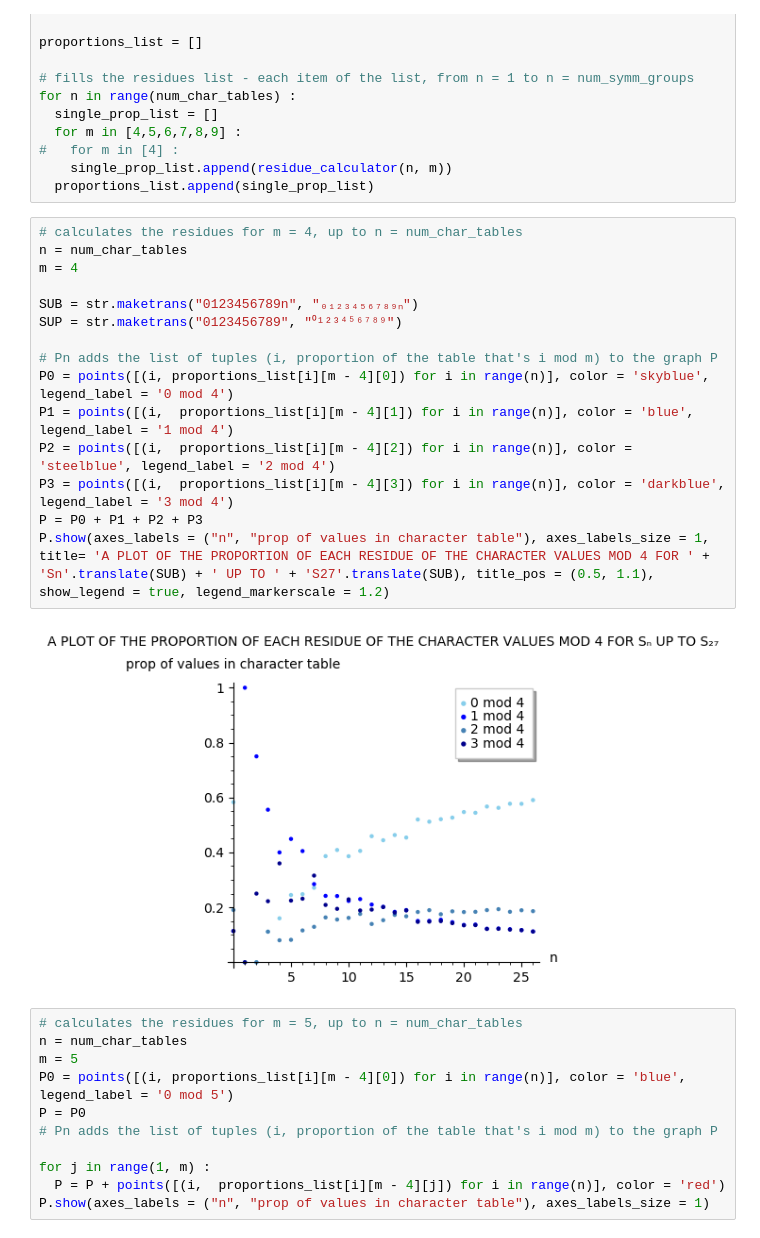
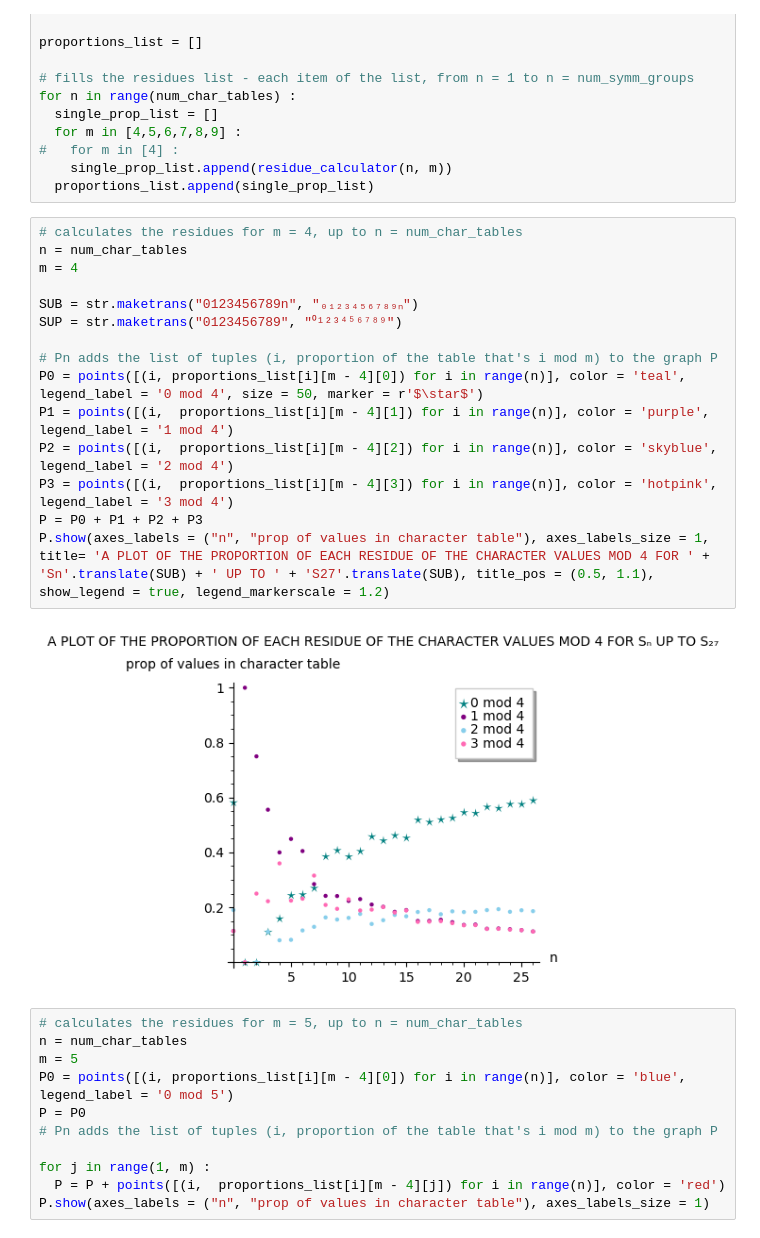
Before and after one commit to sad-ish-cat/character-values, a Jupyter notebook: character values notebook.ipynb, the cells around one changed output. Drawn from its saved outputs; the diff is of its cells as text.

Commit message:
changed colors on the mod 4 plot

```diff
--- a/character values notebook.ipynb
+++ b/character values notebook.ipynb
@@ -67,20 +67,20 @@ for n in range(num_char_tables) :
 # %%
 # calculates the residues for m = 4, up to n = num_char_tables
 n = num_char_tables
 m = 4
 
 SUB = str.maketrans("0123456789n", "₀₁₂₃₄₅₆₇₈₉ₙ")
 SUP = str.maketrans("0123456789", "⁰¹²³⁴⁵⁶⁷⁸⁹")
 
 # Pn adds the list of tuples (i, proportion of the table that's i mod m) to the graph P
-P0 = points([(i, proportions_list[i][m - 4][0]) for i in range(n)], color = 'skyblue', legend_label = '0 mod 4')
-P1 = points([(i,  proportions_list[i][m - 4][1]) for i in range(n)], color = 'blue', legend_label = '1 mod 4')
-P2 = points([(i,  proportions_list[i][m - 4][2]) for i in range(n)], color = 'steelblue', legend_label = '2 mod 4')
-P3 = points([(i,  proportions_list[i][m - 4][3]) for i in range(n)], color = 'darkblue', legend_label = '3 mod 4')
+P0 = points([(i, proportions_list[i][m - 4][0]) for i in range(n)], color = 'teal', legend_label = '0 mod 4', size = 50, marker = r'$\star$')
+P1 = points([(i,  proportions_list[i][m - 4][1]) for i in range(n)], color = 'purple', legend_label = '1 mod 4')
+P2 = points([(i,  proportions_list[i][m - 4][2]) for i in range(n)], color = 'skyblue', legend_label = '2 mod 4')
+P3 = points([(i,  proportions_list[i][m - 4][3]) for i in range(n)], color = 'hotpink', legend_label = '3 mod 4')
 P = P0 + P1 + P2 + P3
 P.show(axes_labels = ("n", "prop of values in character table"), axes_labels_size = 1, title= 'A PLOT OF THE PROPORTION OF EACH RESIDUE OF THE CHARACTER VALUES MOD 4 FOR ' + 'Sn'.translate(SUB) + ' UP TO ' + 'S27'.translate(SUB), title_pos = (0.5, 1.1), show_legend = true, legend_markerscale = 1.2)
 # %% [output]
-[figure, old version]
+[figure, new version]
 # %%
 # calculates the residues for m = 5, up to n = num_char_tables
 n = num_char_tables
```
Also changed, not shown: parts of 3 cells of this notebook.
